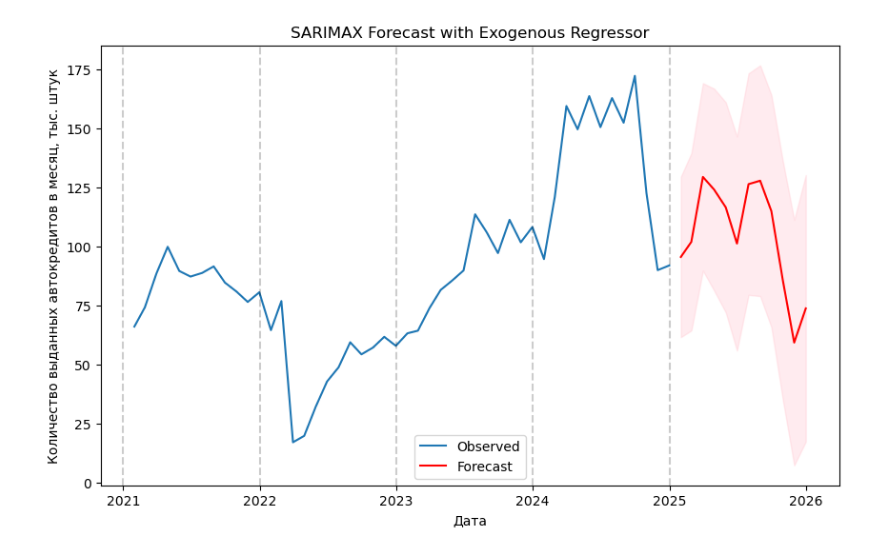
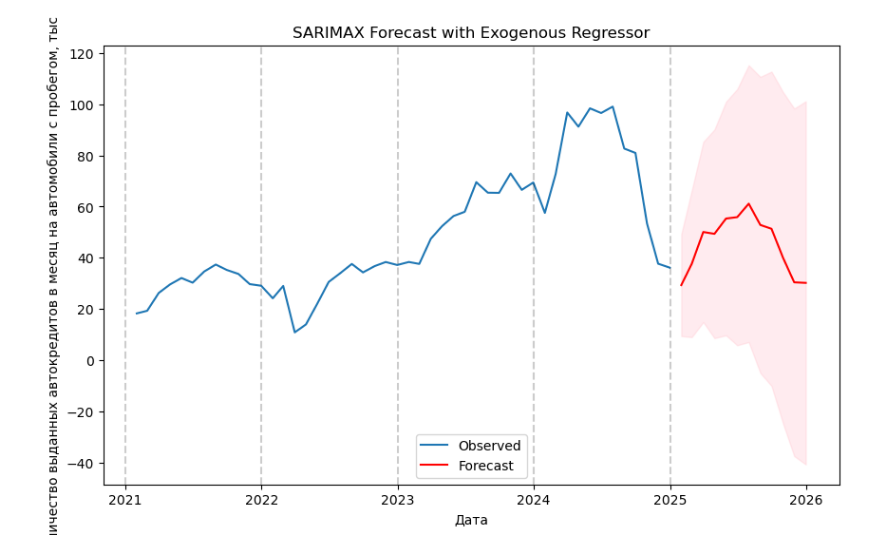
Before and after one commit to BDKlyukin/Portfolio, a Jupyter notebook: car_market_analysis/car_analysis.ipynb, the cells around one changed output. Drawn from its saved outputs; the diff is of its cells as text; code cells hidden in the pictures.

```diff
--- a/car_market_analysis/car_analysis.ipynb
+++ b/car_market_analysis/car_analysis.ipynb
@@ -98,8 +36,8 @@ train_data = auto_analysis_df[auto_analysis_df.index<'2025-01-31']['auto_loan_k'
 # %%
-x_df = auto_analysis_df['auto_loan_k']
-y_df = auto_analysis_df['auto_register_k']
-x_name = 'Количество выданных автокредитов в месяц, тыс. штук'
-y_name = 'Число регистраций в месяц, тыс. штук'
+# x_df = auto_analysis_df['auto_loan_k']
+# y_df = auto_analysis_df['auto_register_k']
+# x_name = 'Количество выданных автокредитов в месяц, тыс. штук'
+# y_name = 'Число регистраций в месяц, тыс. штук'
 
 
 
@@ -110,17 +48,17 @@ y_name = 'Число регистраций в месяц, тыс. штук'
 
 
 
-# x_df = auto_analysis_df['old_auto_loan_k']
-# y_df = auto_analysis_df['old_auto_register_k']
-# x_name = 'Количество выданных автокредитов в месяц на автомобили с пробегом, тыс. штук'
-# y_name = 'Число регистраций автомобилей с пробегом в месяц, тыс. штук'
+x_df = auto_analysis_df['old_auto_loan_k']
+y_df = auto_analysis_df['old_auto_register_k']
+x_name = 'Количество выданных автокредитов в месяц на автомобили с пробегом, тыс. штук'
+y_name = 'Число регистраций автомобилей с пробегом в месяц, тыс. штук'
 # %%
 key_rate = 21
 # %%
 # define model
 model = SARIMAX(x_df
                 , exog = auto_analysis_df['cbr_key_rate']
-                , order=(12, 1, 1)
+                , order=(0, 1, 1)
                 , seasonal_order=(0, 1, 1, 12)
                )
 # %%
@@ -207,15 +110,15 @@ combined_df = pd.concat([x_df, forecast_df], axis=0)
 # %%
 plt.figure(figsize=(10, 6))
 plt.plot(combined_df.index, combined_df[x_df.name], label='Observed')
 plt.plot(forecast_df.index, forecast_df['Forecast'], label='Forecast', color='red')
 plt.fill_between(forecast_ci.index, forecast_ci.iloc[:, 0], forecast_ci.iloc[:, 1], color='pink', alpha=0.3)
 plt.title('SARIMAX Forecast with Exogenous Regressor')
 plt.xlabel('Дата')
 plt.ylabel(x_name)
 plt.legend()
-for year in range(start_date.year,end_date.year+2):
+for year in range(x_df.index.year.min(),x_df.index.year.max()+2):
     plt.axvline(pd.to_datetime(str(year)+'-01-01'), color='k', linestyle='--', alpha=0.2)
 plt.show()
 # %% [output]
-[figure, old version]
+[figure, new version]
 # %%
```
Also changed, not shown: parts of 18 cells of this notebook.
